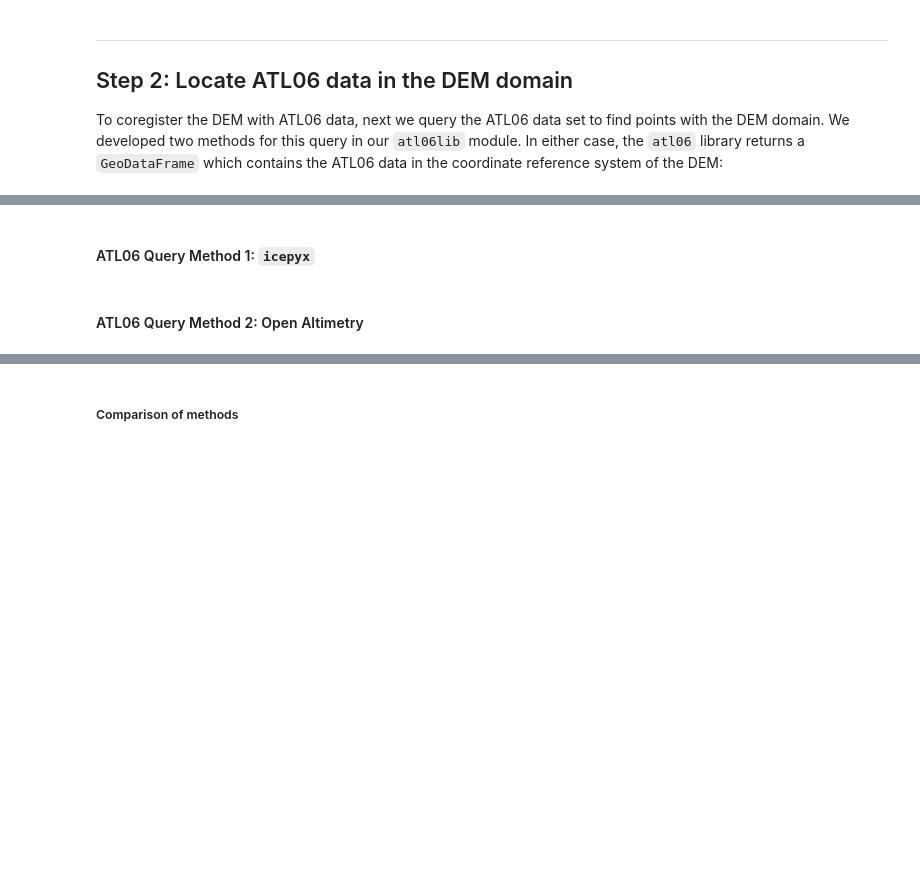
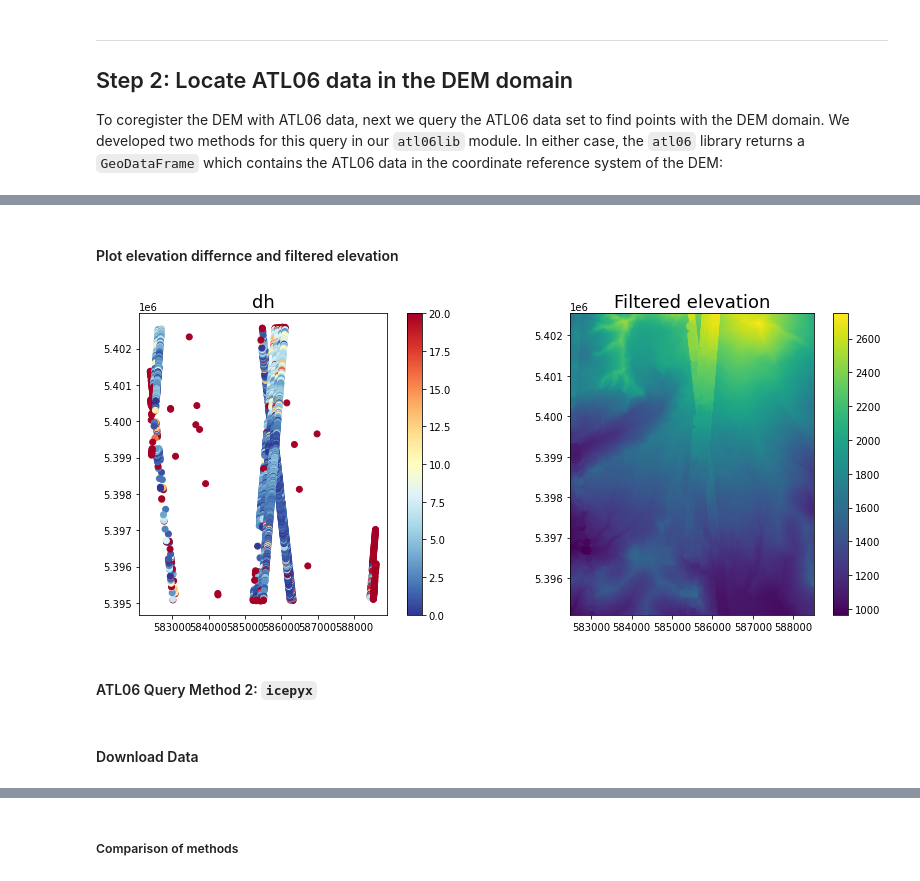
Before and after one commit to ICESAT-2HackWeek/Assimilation, a Jupyter notebook: notebooks/Assimilation_presentation.ipynb, the cells around one changed output, grey strips where cells are left out. Cells and saved outputs as stored; diff of their text form; code cells hidden in the pictures; blank space fills up the shorter version.

```diff
--- a/notebooks/Assimilation_presentation.ipynb
+++ b/notebooks/Assimilation_presentation.ipynb
@@ -69,5 +228,23 @@ To coregister the DEM with ATL06 data, next we query the ATL06 data set to find
+# %% [markdown]
+#### Plot elevation differnce and filtered elevation
+# %%
+# plot elevation
+fig=plt.figure(figsize=(12, 5))
+ax1=fig.add_subplot(121)
+ax2=fig.add_subplot(122)
+
+ax1.set_title('dh', fontsize=18)
+ax2.set_title('Filtered elevation', fontsize=18)
+plt.tight_layout()
+
+gdf_OA.plot(column='abs_diff_elev', ax=ax1, legend=True, cmap='RdYlBu_r', vmin=0, vmax=20)
+C2 = ax2.imshow(DEM.dem, extent=spatial_extent)
+gdf_OA_final.plot(column='h', ax=ax2, legend=True, cmap='viridis', marker='o')
+plt.show()
+# %% [output]
+[figure, added]
 # %% [markdown]
-#### ATL06 Query Method 1: `icepyx`
+#### ATL06 Query Method 2: `icepyx`
 # %%
 # This section will show how the query is done with icepyx
 # atl06_overlap_gdf1 = is2.[function name to create the GeoData Frame with bbox input and method keyword]
@@ -74,2 +254,0 @@ To coregister the DEM with ATL06 data, next we query the ATL06 data set to find
-# %% [markdown]
-#### ATL06 Query Method 2: Open Altimetry
@@ -78,0 +255,2 @@ To coregister the DEM with ATL06 data, next we query the ATL06 data set to find
+# %% [markdown]
+#### Download Data
```
Also changed, not shown: parts of 21 cells of this notebook.
